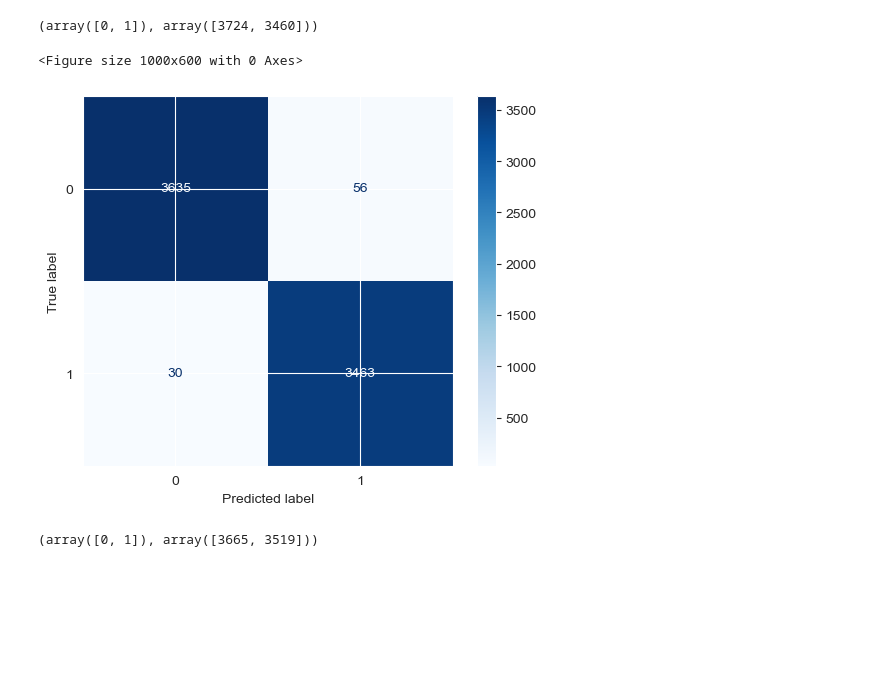
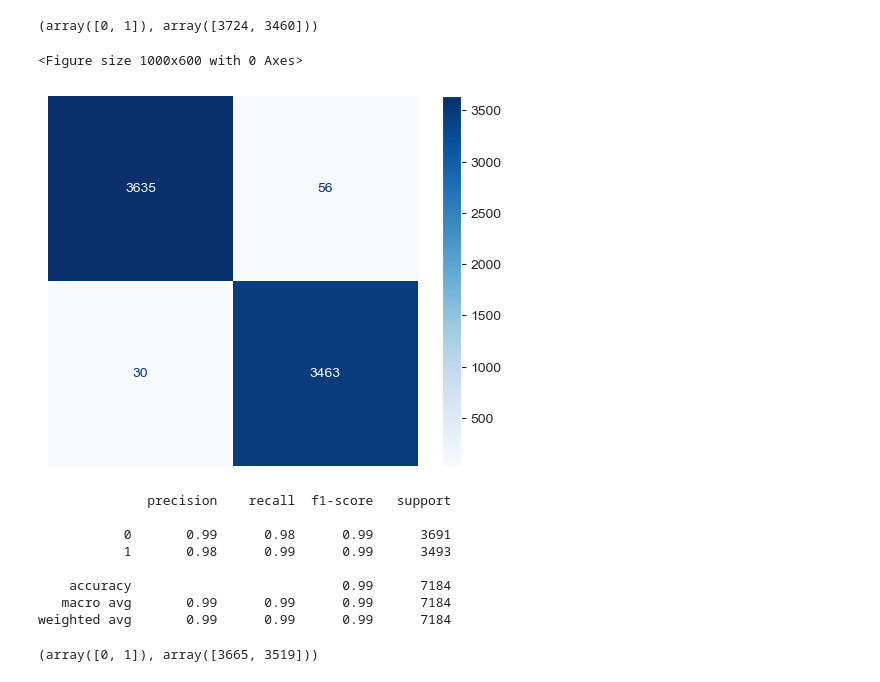
Before and after one commit to chuannarongvat/anlp_at2, a Jupyter notebook: AT2 - Fake news detection.ipynb, the cells around one changed output. Drawn from its saved outputs; the diff is of its cells as text; code cells hidden in the pictures; blank space fills up the shorter version.

```diff
--- a/AT2 - Fake news detection.ipynb
+++ b/AT2 - Fake news detection.ipynb
@@ -385,12 +386,24 @@ y_val_preds_logreg = logreg.predict(X_val_counts)
 # %%
 plt.figure(figsize=(10, 6))
 conf_matrix_logreg = confusion_matrix(y_val, y_val_preds_logreg)
 cm_display_logreg = ConfusionMatrixDisplay(conf_matrix_logreg)
 cm_display_logreg.plot(cmap='Blues')
+plt.axis("off")
 plt.show()
 # %% [output]
 <Figure size 1000x600 with 0 Axes>
-[figure, old version]
+[figure, new version]
+# %%
+print(classification_report(y_val, y_val_preds_logreg))
+# %% [output]
+              precision    recall  f1-score   support
+
+           0       0.99      0.98      0.99      3691
+           1       0.98      0.99      0.99      3493
+
+    accuracy                           0.99      7184
+   macro avg       0.99      0.99      0.99      7184
+weighted avg       0.99      0.99      0.99      7184
 # %%
 np.unique(y_val_preds_logreg, return_counts=True)
 # %% [output]
```
Also changed, not shown: parts of 75 cells of this notebook.
